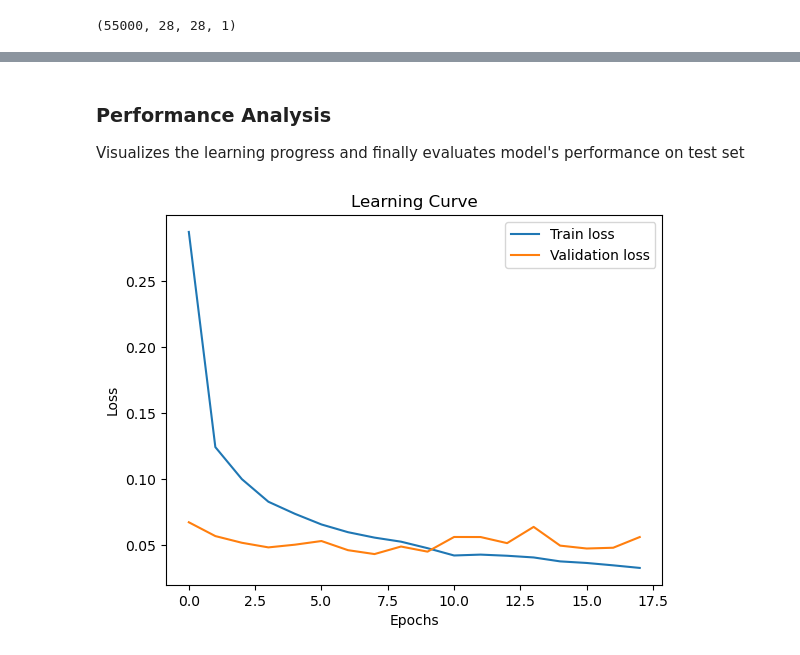
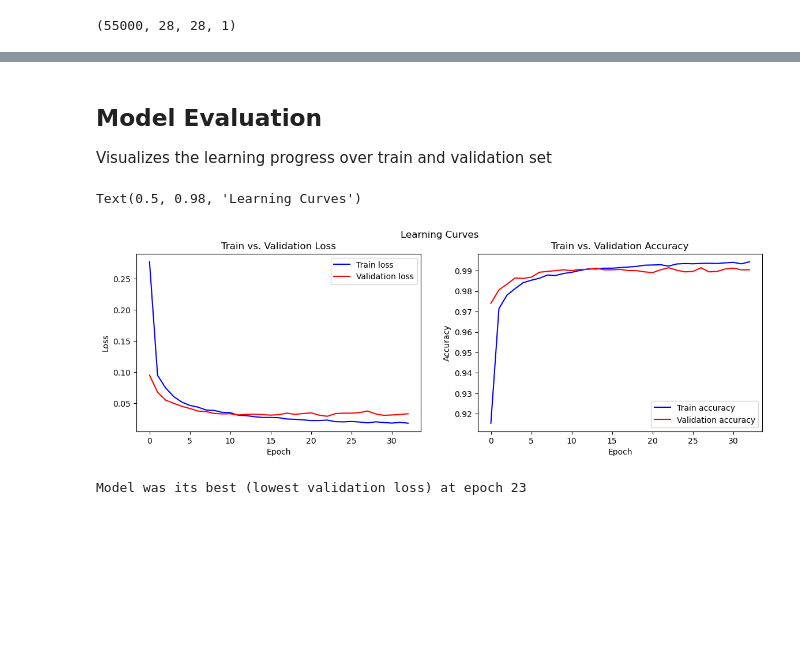
Before and after one commit to PradipKumarDas/Teaching, a Jupyter notebook: 21AML171-Deep_Learning/2_cnn-practical_1.ipynb, the cells around one changed output, grey strips where cells are left out. Drawn from its saved outputs; the diff is of its cells as text; code cells hidden in the pictures; blank space fills up the shorter version.

```diff
--- a/21AML171-Deep_Learning/2_cnn-practical_1.ipynb
+++ b/21AML171-Deep_Learning/2_cnn-practical_1.ipynb
@@ -31,6 +36,3 @@ mnist = tf.keras.datasets.mnist.load_data()
-# %%
-# Considering dataset is organized in tuple, items are referenced as follows
-(X_train_full, y_train_full), (X_test, y_test) = mnist
 # %%
 # Checks the shape of the datasets
 
@@ -68,3 +70,11 @@ X_test = np.expand_dims(X_test, axis=-1)
 X_train.shape
 # %% [output]
 (55000, 28, 28, 1)
+# %%
+# convert class vectors to binary class matrices
+
+num_classes = 10
+
+y_train = tf.keras.utils.to_categorical(y_train, num_classes)
+y_val = tf.keras.utils.to_categorical(y_val, num_classes)
+y_test = tf.keras.utils.to_categorical(y_test, num_classes)
@@ -96,12 +133,15 @@ model.compile(loss="sparse_categorical_crossentropy", optimizer="nadam", metrics
+# %%
+# Sets the model optimizer and compiles it with specific loss function and metric
+model.compile(loss="categorical_crossentropy", optimizer="adam", metrics=["accuracy"])
 # %%
 # Fits the model with model checkpoint and early stopping configured
 history = model.fit(X_train, y_train,
+                    batch_size=64,
                     epochs=50,
-                    validation_data=(X_val, y_val),
                     callbacks=[
-                        # NOTE: Folder "model_weights" must exists under the current working directory
-                        tf.keras.callbacks.ModelCheckpoint("./model_weights/my_mnist_model.keras", save_best_only=True),
+                        tf.keras.callbacks.ModelCheckpoint("./models/mnist/checkpoints/mnist.weights.keras", save_best_only=True),
                         tf.keras.callbacks.EarlyStopping(patience=10, restore_best_weights=True)
-                    ])
+                    ],
+                    validation_data=(X_val, y_val))
 # %% [output]
 Epoch 1/50
@@ -129,19 +169,31 @@ model.save("./models/my_mnist_cnn_model.keras")
 # %% [markdown]
-### Performance Analysis
-Visualizes the learning progress and finally evaluates model's performance on test set
+## Model Evaluation
+Visualizes the learning progress over train and validation set
-# %%
-# Plots losses over training iterations [also know as learning curve] of the above model
-
-plt.plot(history.history["loss"], label="Train loss")            # Plots training losses
-plt.plot(history.history["val_loss"], label="Validation loss")   # Plots validation losses
-plt.xlabel("Epochs")                                             # Plots label for x-axis
-plt.ylabel("Loss")                                               # Plots label for y-axis
-plt.legend()                                                     # Shows legends
-plt.title("Learning Curve")                                      # Prints plot title
-
-plt.show()                                                       # Finally, renders the plot
-# %% [output]
-[figure, removed]
+# %%
+fig, (ax1, ax2) = plt.subplots(1, 2, sharex=True, figsize=(14,4))
+
+ax1.plot(history.history["loss"], "b-", label="Train loss")
+ax1.plot(history.history["val_loss"], "r-", label="Validation loss")
+ax1.set_xlabel("Epoch")
+ax1.set_ylabel("Loss")
+ax1.legend()
+ax1.set_title("Train vs. Validation Loss")
+
+ax2.plot(history.history["accuracy"], "b-", label="Train accuracy")
+ax2.plot(history.history["val_accuracy"], "r-", label="Validation accuracy")
+ax2.set_xlabel("Epoch")
+ax2.set_ylabel("Accuracy")
+ax2.legend()
+ax2.set_title("Train vs. Validation Accuracy")
+
+fig.suptitle("Learning Curves")
+# %% [output]
+Text(0.5, 0.98, 'Learning Curves')
+[figure, added]
+# %%
+print(f"Model was its best (lowest validation loss) at epoch {np.argmin(history.history["val_loss"]) + 1}")
+# %% [output]
+Model was its best (lowest validation loss) at epoch 23
 # %%
 # Evaluates the model on test set
 model_test_performance = model.evaluate(X_test, y_test)
```
Also changed, not shown: parts of 16 cells of this notebook, 1 other file.
